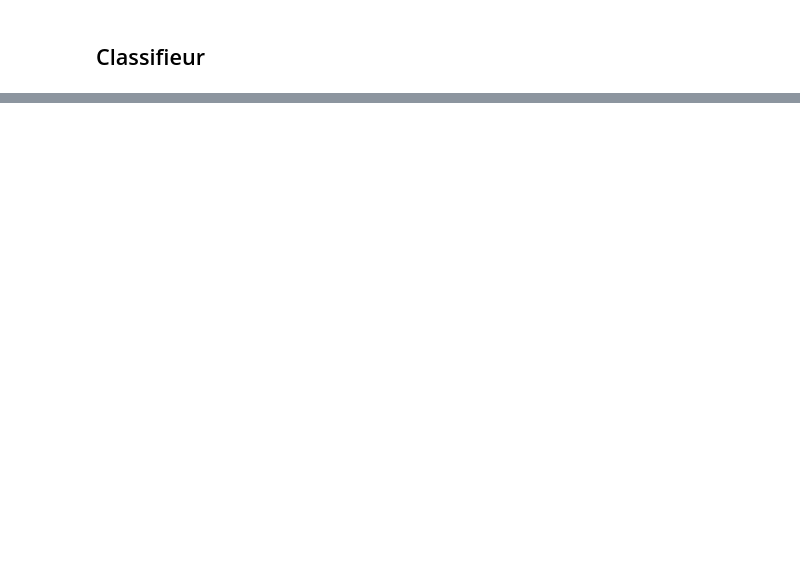
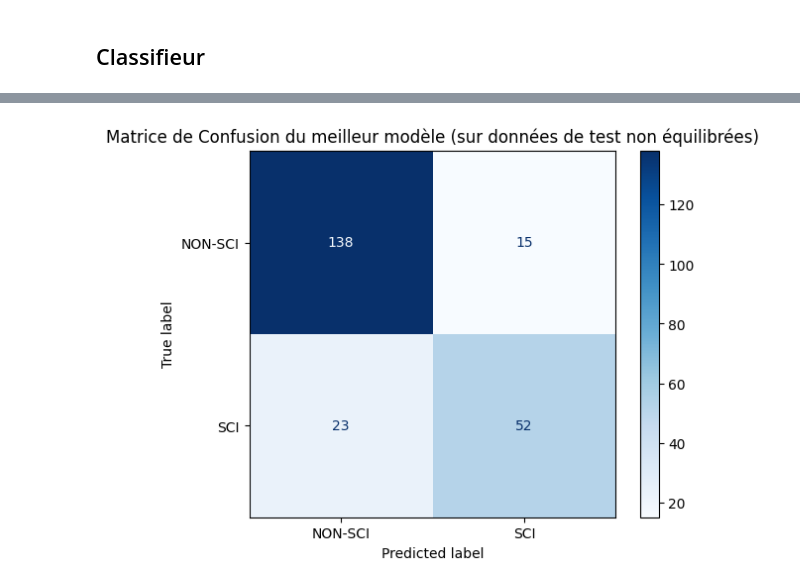
Before and after one commit to PioBasile/Classification-tweet-scientifique, a Jupyter notebook: ProjetMachineLearning.ipynb, the cells around one changed output, grey strips where cells are left out. Drawn from its saved outputs; the diff is of its cells as text; code cells hidden in the pictures; blank space fills up the shorter version.

Commit message:
Optuna

```diff
--- a/ProjetMachineLearning.ipynb
+++ b/ProjetMachineLearning.ipynb
@@ -390,0 +480,8 @@ Meilleur modèle : SVM (F1 macro = 0.899) en utilisant : PONDERATION
+# %%
+# Run Optuna study
+study = optuna.create_study(direction='maximize')
+study.optimize(objective, n_trials=150, show_progress_bar=True)
+
+print('\nNumber of finished trials:', len(study.trials))
+print('Best trial parameters:', study.best_trial.params)
+print('Best F1 macro score:', study.best_value)
@@ -390,0 +509,72 @@ Meilleur modèle : SVM (F1 macro = 0.899) en utilisant : PONDERATION
+# %%
+# Récupération des meilleurs paramètres
+best_params = study.best_trial.params
+print("Meilleurs paramètres:", best_params)
+
+# 1. Reconstruire le meilleur Vectorizer
+vectorizer_type = best_params['vectorizer_type']
+
+if vectorizer_type == 'CountVectorizer':
+    vectorizer_best = CountVectorizer(
+        min_df=best_params['min_df_cv'],
+        max_df=best_params['max_df_cv'],
+        ngram_range=(best_params['ngram_range_cv_start'], best_params['ngram_range_cv_end']),
+        stop_words=best_params['stop_words_cv'],
+        lowercase=best_params['lowercase_cv']
+    )
+else: # TfidfVectorizer
+    vectorizer_best = TfidfVectorizer(
+        min_df=best_params['min_df_tfidf'],
+        max_df=best_params['max_df_tfidf'],
+        ngram_range=(best_params['ngram_range_tfidf_start'], best_params['ngram_range_tfidf_end']),
+        max_features=best_params['max_features_tfidf'],
+        norm=best_params['norm_tfidf'],
+        sublinear_tf=best_params['sublinear_tf_tfidf'],
+        stop_words=best_params['stop_words_tfidf'],
+        lowercase=best_params['lowercase_tfidf']
+    )
+
+X_vec_best = vectorizer_best.fit_transform(df['text_expanded'])
+
+# --- MODIFICATION START ---
+# First, split the data into training and test sets with original imbalance
+X_train_raw, X_test_unbalanced, y_train_raw, y_test_unbalanced = train_test_split(
+    X_vec_best, y, test_size=0.2, random_state=42, stratify=y
+)
+
+# Then, apply oversampling ONLY to the training data
+ros = RandomOverSampler(random_state=42)
+X_train_balanced, y_train_balanced = ros.fit_resample(X_train_raw, y_train_raw)
+
+# Now, the model will be trained on balanced data and evaluated on unbalanced data
+
+# 2. Reconstruire le meilleur Classifieur
+classifier_name = best_params['classifier']
+
+if classifier_name == 'Decision Tree':
+    clf_best = DecisionTreeClassifier(max_depth=best_params['dt_max_depth'], min_samples_split=best_params['dt_min_samples_split'], criterion=best_params['dt_criterion'], random_state=42)
+elif classifier_name == 'Naive Bayes':
+    clf_best = MultinomialNB(alpha=best_params['nb_alpha'])
+elif classifier_name == 'SVM':
+    clf_best = LinearSVC(C=best_params['svm_C'], loss=best_params['svm_loss'], random_state=42, max_iter=2000)
+elif classifier_name == 'Random Forest':
+    clf_best = RandomForestClassifier(n_estimators=best_params['rf_n_estimators'], max_depth=best_params['rf_max_depth'], min_samples_split=best_params['rf_min_samples_split'], criterion=best_params['rf_criterion'], random_state=42)
+else: # KNN
+    clf_best = KNeighborsClassifier(n_neighbors=best_params['knn_n_neighbors'], weights=best_params['knn_weights'], p=best_params['knn_p'])
+
+# Entraîner le meilleur modèle sur les données d'entraînement équilibrées
+clf_best.fit(X_train_balanced, y_train_balanced)
+
+# Évaluer le modèle sur les données de test non équilibrées
+y_pred_best = clf_best.predict(X_test_unbalanced)
+
+print("\nClassification Report pour le meilleur modèle (sur données de test non équilibrées):")
+print(classification_report(y_test_unbalanced, y_pred_best))
+
+# Matrice de confusion
+cm_best = confusion_matrix(y_test_unbalanced, y_pred_best)
+disp_best = ConfusionMatrixDisplay(confusion_matrix=cm_best, display_labels=["NON-SCI", "SCI"])
+disp_best.plot(cmap=plt.cm.Blues)
+plt.title("Matrice de Confusion du meilleur modèle (sur données de test non équilibrées)")
+plt.show()
+# %% [output]
@@ -390,0 +592 @@ Meilleur modèle : SVM (F1 macro = 0.899) en utilisant : PONDERATION
+[figure, added]
```
Also changed, not shown: parts of 19 cells of this notebook.
